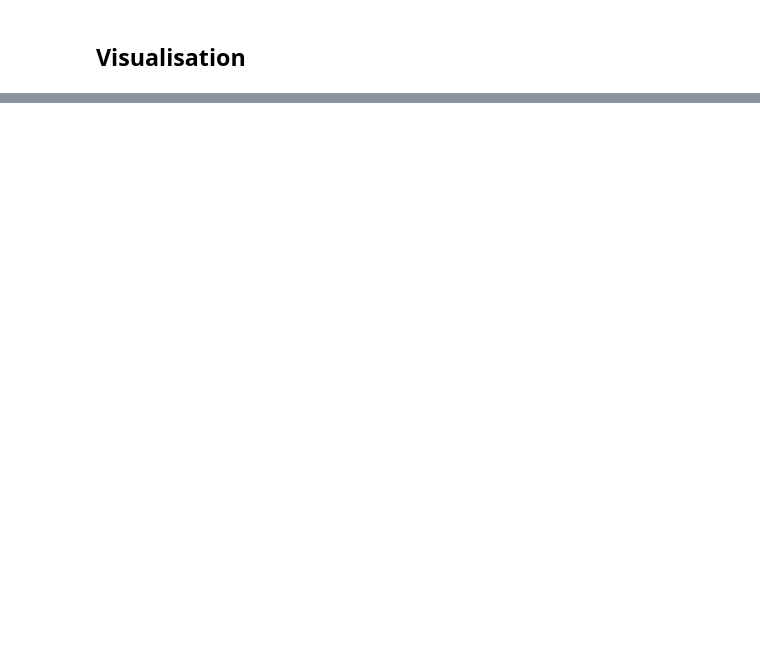
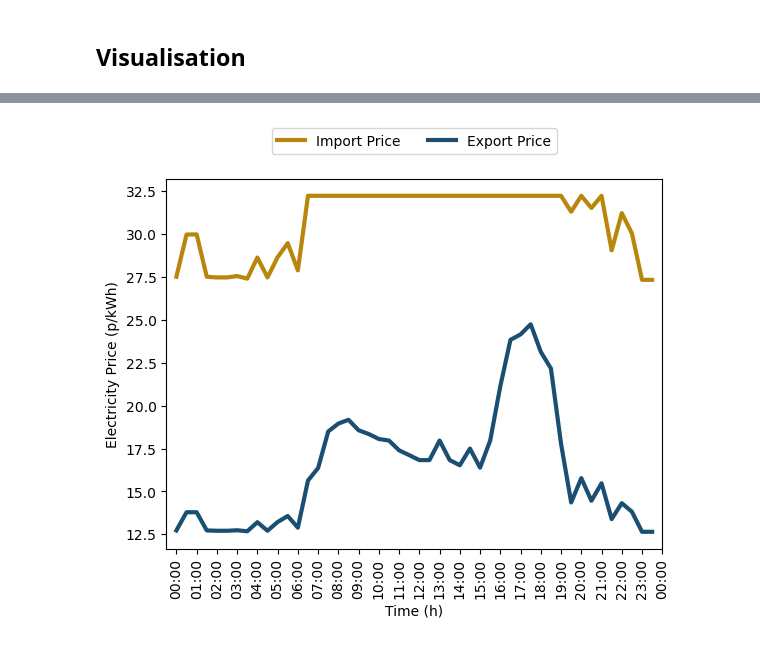
Before and after one commit to Qiuyi-Hong/SHEMS, a Jupyter notebook: analysisSHEMS_v3.ipynb, the cells around one changed output, grey strips where cells are left out. Saved outputs shown, nothing was run; the diff lists cells and outputs as text; code cells hidden in the pictures; blank space fills up the shorter version.

```diff
--- a/analysisSHEMS_v3.ipynb
+++ b/analysisSHEMS_v3.ipynb
@@ -308,0 +318,43 @@ plt.show()
+# %%
+pi_import = [shems.pi_import._data[t].value for t in range(1,T+1)]
+pi_export = [shems.pi_export._data[t].value for t in range(1,T+1)]
+
+fig, ax1 = plt.subplots()
+lineStyle = ["-", "-.", "--", ":"]
+patterns = [ "/" , "\\", "*" , "+" , "-", "o", "O", "x", "*", "|"]
+
+# Generate a range of datetime objects from 00:00 to 23:30 with half-hourly intervals
+start_time = datetime(2023, 1, 1)  # Arbitrary date, time is what matters here
+end_time = start_time + timedelta(hours=24)
+time_range = [start_time + timedelta(minutes=30)*i for i in range(48)]
+bar_width = (time_range[1] - time_range[0]).total_seconds() / (24*60*60)  # Convert to fraction of a day
+
+ax1.plot(time_range, np.array(pi_import), label="Import Price", color="#B8860B", linestyle=lineStyle[0], linewidth=3)
+
+ax1.plot(time_range, np.array(pi_export), label="Export Price", color="#1B4F72", linestyle=lineStyle[0], linewidth=3)
+
+# Formatting the x-axis to display time in HH:MM format
+ax1.xaxis.set_major_formatter(mdates.DateFormatter('%H:%M'))
+
+# Setting x-axis limits
+ax1.set_xlim(start_time - timedelta(minutes=30), end_time)
+
+# Setting x-axis ticks to be every half hour
+ax1.xaxis.set_major_locator(mdates.MinuteLocator(byminute=[0, 60], interval=1))
+
+plt.xticks(rotation=90)  # Rotate labels to avoid overlap
+
+ax1.set_xlabel("Time (h)")
+ax1.set_ylabel("Electricity Price (p/kWh)")
+
+
+# Collect handles and labels
+handles1, labels1 = ax1.get_legend_handles_labels()
+
+# Create a single legend
+ax1.legend(handles1, labels1, loc='lower center', bbox_to_anchor=(0.5, 1.05), ncol=2)
+
+plt.savefig("electricity_prices.pdf", bbox_inches='tight')
+plt.show()
+# %% [output]
+[figure, added]
```
Also changed, not shown: parts of 10 cells of this notebook, 6 other files.
